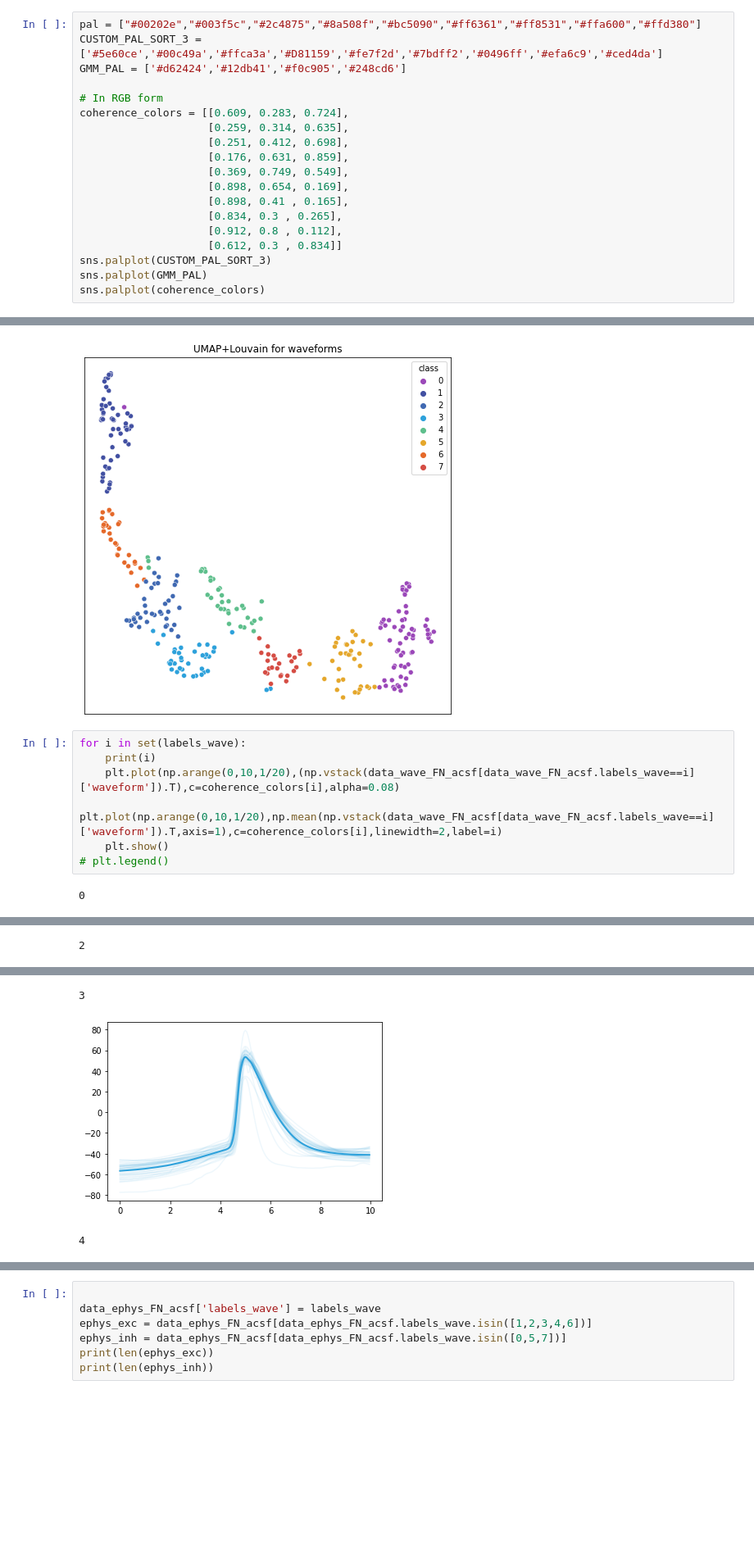
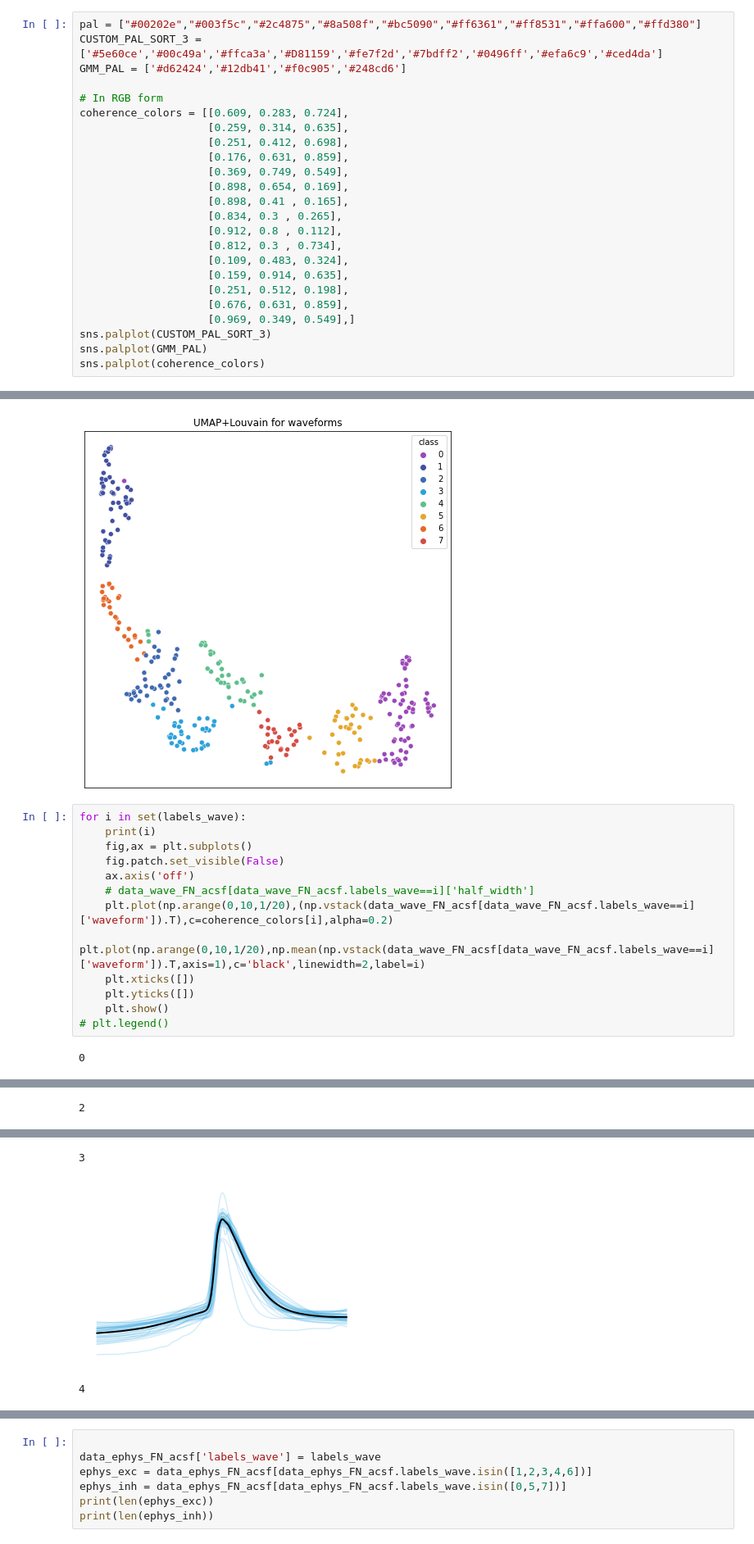
Before and after one commit to Nishant-codex/GIFFittingToolbox, a Jupyter notebook: src/examples/Clustering_biophys_params.ipynb, the cells around one changed output, grey strips where cells are left out. Shown at 82% size. Drawn from its saved outputs; the diff is of its cells as text; blank space fills up the shorter version.

```diff
--- a/src/examples/Clustering_biophys_params.ipynb
+++ b/src/examples/Clustering_biophys_params.ipynb
@@ -145,7 +253,12 @@ coherence_colors = [[0.609, 0.283, 0.724],
                     [0.898,	0.41 , 0.165],
                     [0.834,	0.3 , 0.265],
                     [0.912,	0.8 , 0.112],
-                    [0.612,	0.3 , 0.834]]
+                    [0.812,	0.3 , 0.734],
+                    [0.109, 0.483, 0.324],
+                    [0.159,	0.914, 0.635],
+                    [0.251,	0.512, 0.198],
+                    [0.676,	0.631, 0.859],
+                    [0.969,	0.349, 0.549],]
 sns.palplot(CUSTOM_PAL_SORT_3)
 sns.palplot(GMM_PAL)
 sns.palplot(coherence_colors)
@@ -267,8 +399,14 @@ data_wave_FN_acsf['labels_wave'] = labels_wave
 # %%
 for i in set(labels_wave):
     print(i)
-    plt.plot(np.arange(0,10,1/20),(np.vstack(data_wave_FN_acsf[data_wave_FN_acsf.labels_wave==i]['waveform']).T),c=coherence_colors[i],alpha=0.08)
-    plt.plot(np.arange(0,10,1/20),np.mean(np.vstack(data_wave_FN_acsf[data_wave_FN_acsf.labels_wave==i]['waveform']).T,axis=1),c=coherence_colors[i],linewidth=2,label=i)
+    fig,ax = plt.subplots()
+    fig.patch.set_visible(False)
+    ax.axis('off')
+    # data_wave_FN_acsf[data_wave_FN_acsf.labels_wave==i]['half_width']
+    plt.plot(np.arange(0,10,1/20),(np.vstack(data_wave_FN_acsf[data_wave_FN_acsf.labels_wave==i]['waveform']).T),c=coherence_colors[i],alpha=0.2)
+    plt.plot(np.arange(0,10,1/20),np.mean(np.vstack(data_wave_FN_acsf[data_wave_FN_acsf.labels_wave==i]['waveform']).T,axis=1),c='black',linewidth=2,label=i)
+    plt.xticks([])
+    plt.yticks([])
     plt.show()
 # plt.legend()
 # %% [output]
@@ -281,3 +419,3 @@ for i in set(labels_wave):
 3
-[figure, old version]
+[figure, new version]
 4
```
Also changed, not shown: parts of 28 cells of this notebook, 4 other files.
